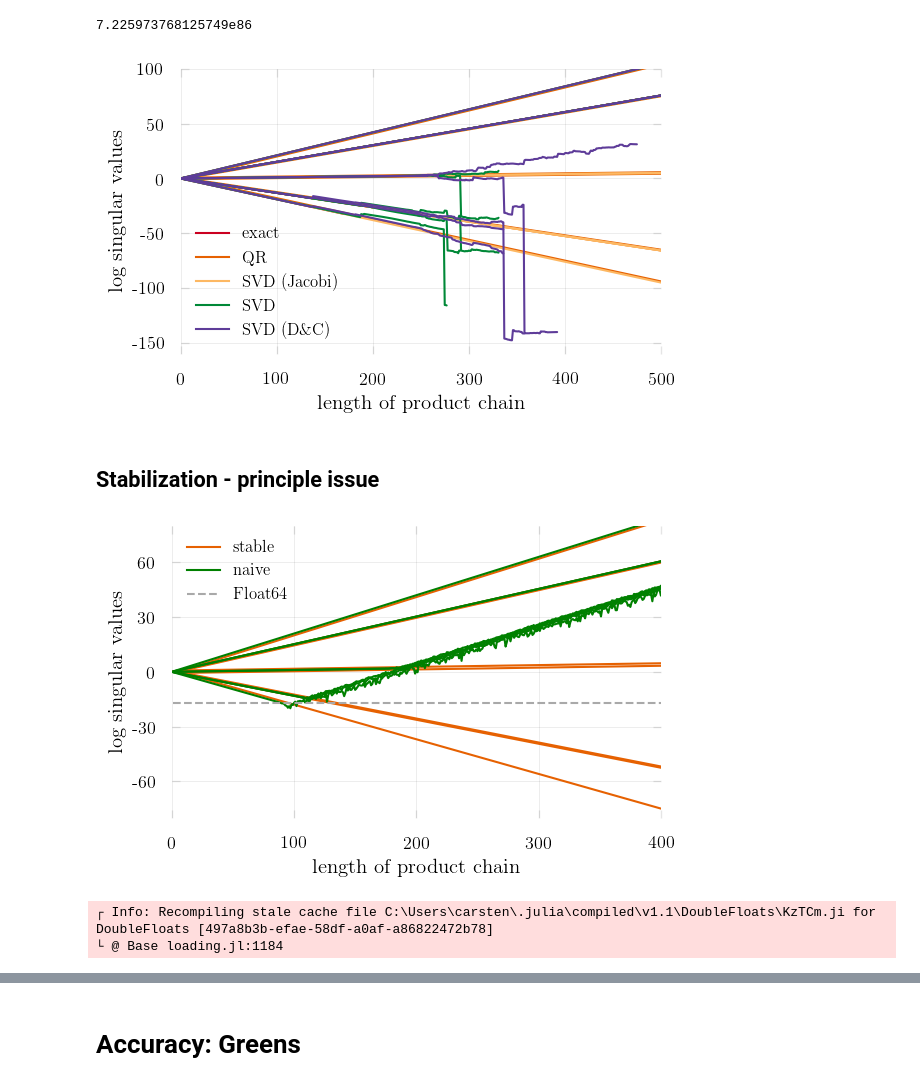
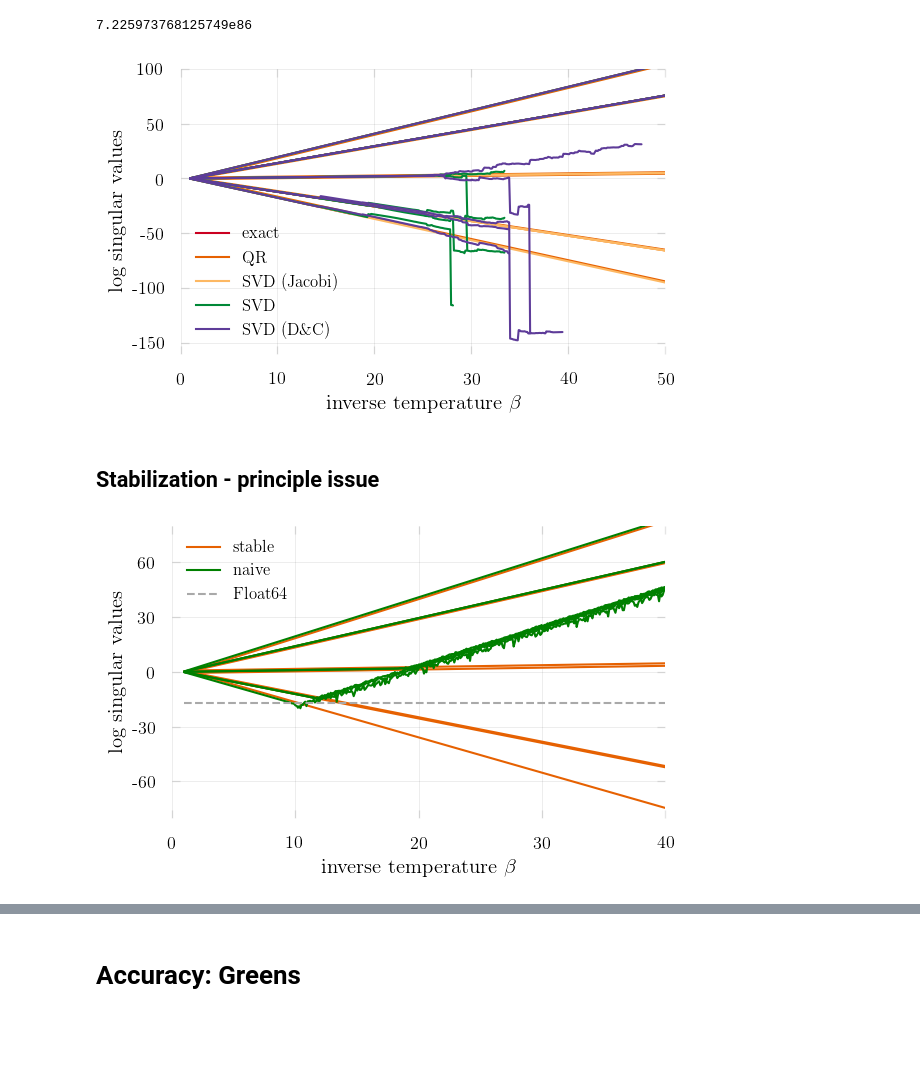
Before and after one commit to carstenbauer/StableDQMC.jl, a Jupyter notebook: notebooks/accuracy.ipynb, the cells around one changed output, grey strips where cells are left out. Drawn from its saved outputs; the diff is of its cells as text; code cells hidden in the pictures; blank space fills up the shorter version.

```diff
--- a/notebooks/accuracy.ipynb
+++ b/notebooks/accuracy.ipynb
@@ -130,42 +127,40 @@ kappa(N)
 # %% [output]
 7.225973768125749e86
 # %%
-plot(svs_genericsvd, color="#CA0020", labels = reshape(["exact", "", "","", "","", "", ""], (1,8)))
-plot!(svs_qr_udt, color="#E66101", labels = reshape(["QR", "", "","", "","", "", ""], (1,8)))
-plot!(svs_gesvj, color="#FDB863", labels = reshape(["SVD (Jacobi)", "", "","", "","", "", ""], (1,8)))
-plot!(svs_gesvd, color="#008837", labels = reshape(["SVD", "", "","", "","", "", ""], (1,8)))
-plot!(svs_gesdd, color="#5E3C99", labels = reshape(["SVD (D\\&C)", "", "","", "","", "", ""], (1,8)))
+betas = range(1, N * 0.1, length=N)
+plot(betas, svs_genericsvd, color="#CA0020", labels = reshape(["exact", "", "","", "","", "", ""], (1,8)))
+plot!(betas, svs_qr_udt, color="#E66101", labels = reshape(["QR", "", "","", "","", "", ""], (1,8)))
+plot!(betas, svs_gesvj, color="#FDB863", labels = reshape(["SVD (Jacobi)", "", "","", "","", "", ""], (1,8)))
+plot!(betas, svs_gesvd, color="#008837", labels = reshape(["SVD", "", "","", "","", "", ""], (1,8)))
+plot!(betas, svs_gesdd, color="#5E3C99", labels = reshape(["SVD (D\\&C)", "", "","", "","", "", ""], (1,8)))
 
 ylabel!("log singular values")
-xlabel!("length of product chain")
+xlabel!(L"inverse temperature $\beta$")
 ylims!(-160, 100)
-xlims!(0., 500.)
+xlims!(0., 50.)
 savefig("decomp_comparison_simple.pdf")
 # %% [output]
-[figure, old version]
+[figure, new version]
 # %% [markdown]
 ## Stabilization - principle issue
 # %%
 svs_naive = calc_product_chain(B, N)[2];
 # %%
+betas = range(1, N * 0.1, length=N)
 # plot(svs_genericsvd, color="#CA0020", labels = reshape(["exact", "", "","", "","", "", ""], (1,8)))
-plot(svs_qr_udt, color="#E66101", labels = reshape(["stable", "", "","", "","", "", ""], (1,8)))
-plot!(svs_naive, color=:green, labels = reshape(["naive", "", "","", "","", "", ""], (1,8)))
-plot!(1:400, fill(-17, 400), color=:darkgray, linestyle=:dash, label = "Float64")
+plot(betas, svs_qr_udt, color="#E66101", labels = reshape(["stable", "", "","", "","", "", ""], (1,8)))
+plot!(betas, svs_naive, color=:green, labels = reshape(["naive", "", "","", "","", "", ""], (1,8)))
+plot!(1:40, fill(-17, 40), color=:darkgray, linestyle=:dash, label = "Float64")
 
 ylabel!("log singular values")
-xlabel!("length of product chain")
-
+xlabel!(L"inverse temperature $\beta$")
 ylims!(-80, 80)
-xlims!((0., 400.))
+xlims!((0., 40.))
 savefig("naive_vs_stable.pdf")
 # %% [output]
-[figure, old version]
+[figure, new version]
 # %%
 using DoubleFloats
 Bdb64 = Double64.(B)
-svs_naive = StableDQMC.calc_product_chain(Bdb64, N)[2];
+svs_naive = calc_product_chain(Bdb64, N)[2];
-# %% [output]
-┌ Info: Recompiling stale cache file C:\Users\carsten\.julia\compiled\v1.1\DoubleFloats\KzTCm.ji for DoubleFloats [497a8b3b-efae-58df-a0af-a86822472b78]
-└ @ Base loading.jl:1184
 # %%
```
Also changed, not shown: parts of 8 cells of this notebook, 9 other files.
